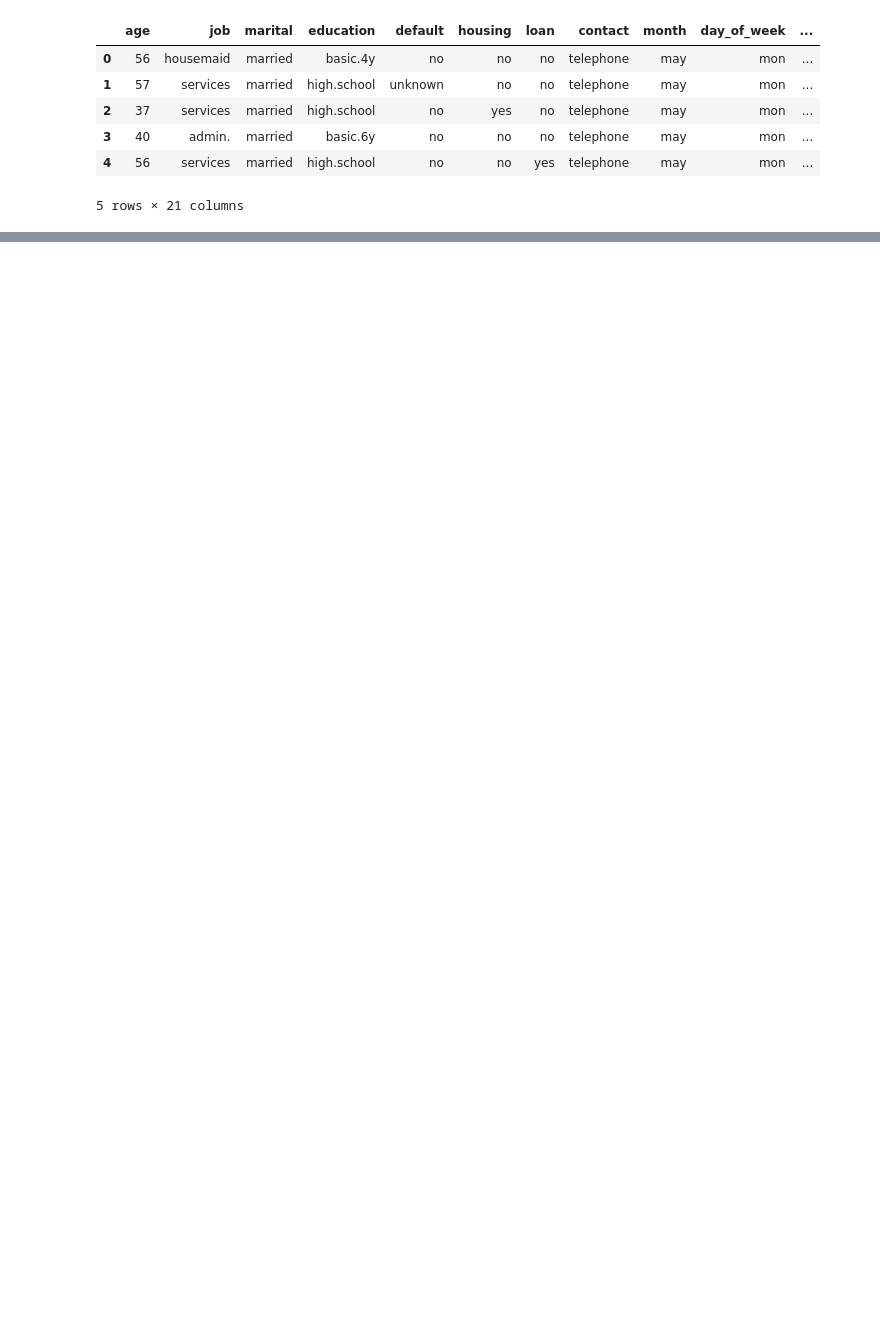
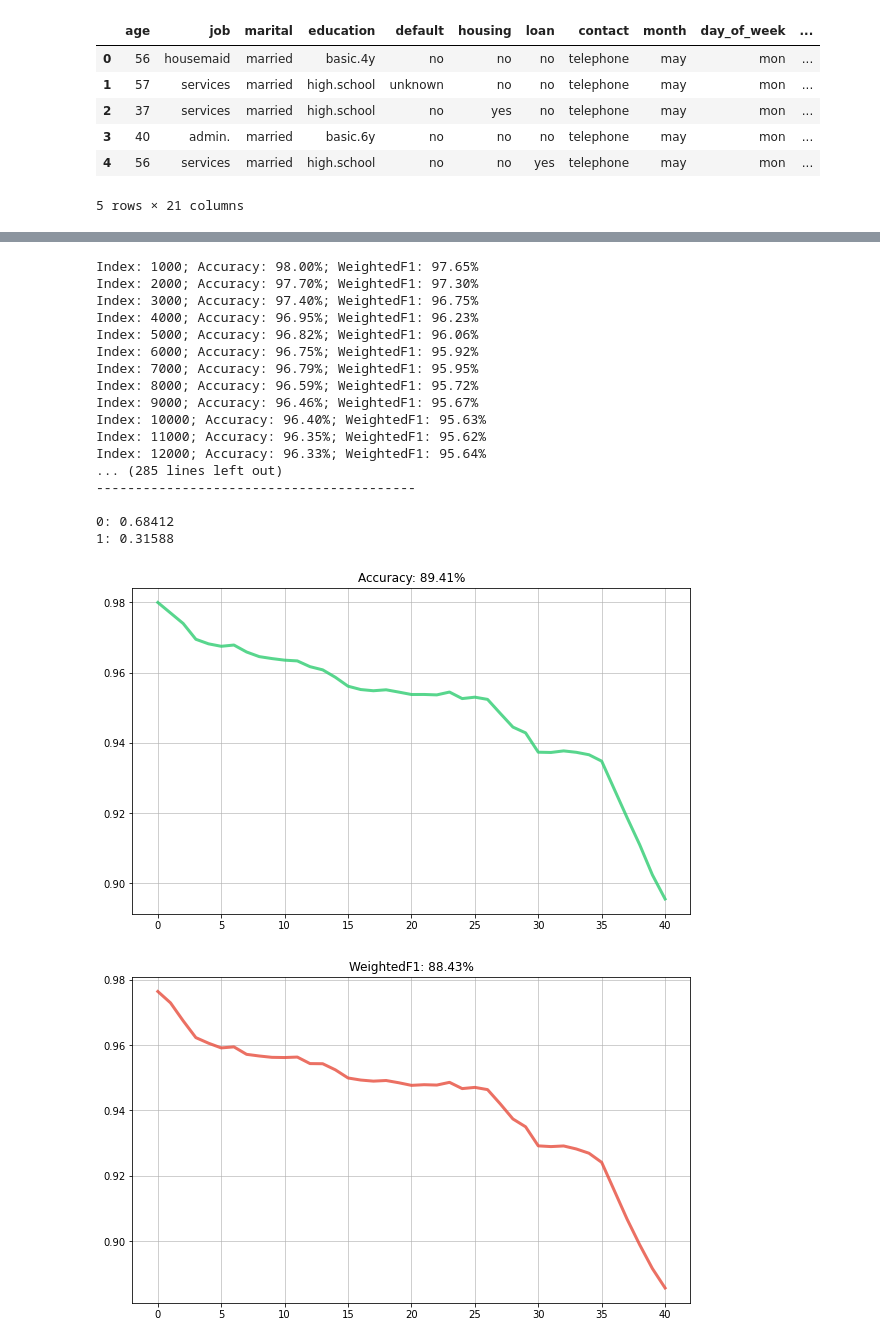
Before and after one commit to denysgerasymuk799/Online-ML-Stability, a Jupyter notebook: notebooks/Bank_dataset_River.ipynb, the cells around one changed output, grey strips where cells are left out. Drawn from its saved outputs; the diff is of its cells as text; code cells hidden in the pictures; blank space fills up the shorter version.

```diff
--- a/notebooks/Bank_dataset_River.ipynb
+++ b/notebooks/Bank_dataset_River.ipynb
@@ -17,15 +27,0 @@ df.head()
-# %%
-from river import ensemble
-from river import evaluate
-from river import metrics
-from river.datasets import synth
-
-dataset = synth.ConceptDriftStream(seed=42,
-                                   position=500,
-                                   width=40).take(1000)
-
-model = ensemble.AdaptiveRandomForestClassifier(seed=8, leaf_prediction="mc")
-
-metric = metrics.Accuracy()
-
-evaluate.progressive_val_score(dataset, model, metric)
@@ -34,8 +28,4 @@ Accuracy: 76.68%
 # %%
-from river import stream
-from river.datasets import base
-
-
 class BankDataset(base.FileDataset):
     def __init__(self):
         super().__init__(
@@ -60,6 +50,6 @@ class BankDataset(base.FileDataset):
                 "cons.price.idx": float,
                 "cons.conf.idx": float,
                 "euribor3m": float,
-                "nr.employed": int
+                "nr.employed": float
             },
         )
@@ -128,0 +162,29 @@ TypeError: '<' not supported between instances of 'NoneType' and 'str'
+# %%
+base_model = tree.HoeffdingTreeClassifier(
+     grace_period=50, delta=0.01
+)
+SRP_model_obj = ensemble.SRPClassifier(
+     model=base_model, n_models=3, seed=42
+)
+SRP_model = transform_pipeline | SRP_model_obj
+evaluate_model(SRP_model)
+# %% [output]
+Index: 1000; Accuracy: 98.00%; WeightedF1: 97.65%
+Index: 2000; Accuracy: 97.70%; WeightedF1: 97.30%
+Index: 3000; Accuracy: 97.40%; WeightedF1: 96.75%
+Index: 4000; Accuracy: 96.95%; WeightedF1: 96.23%
+Index: 5000; Accuracy: 96.82%; WeightedF1: 96.06%
+Index: 6000; Accuracy: 96.75%; WeightedF1: 95.92%
+Index: 7000; Accuracy: 96.79%; WeightedF1: 95.95%
+Index: 8000; Accuracy: 96.59%; WeightedF1: 95.72%
+Index: 9000; Accuracy: 96.46%; WeightedF1: 95.67%
+Index: 10000; Accuracy: 96.40%; WeightedF1: 95.63%
+Index: 11000; Accuracy: 96.35%; WeightedF1: 95.62%
+Index: 12000; Accuracy: 96.33%; WeightedF1: 95.64%
+... (285 lines left out)
+-----------------------------------------
+
+0: 0.68412
+1: 0.31588
+[figure, added]
+[figure, added]
```
Also changed, not shown: parts of 10 cells of this notebook.
